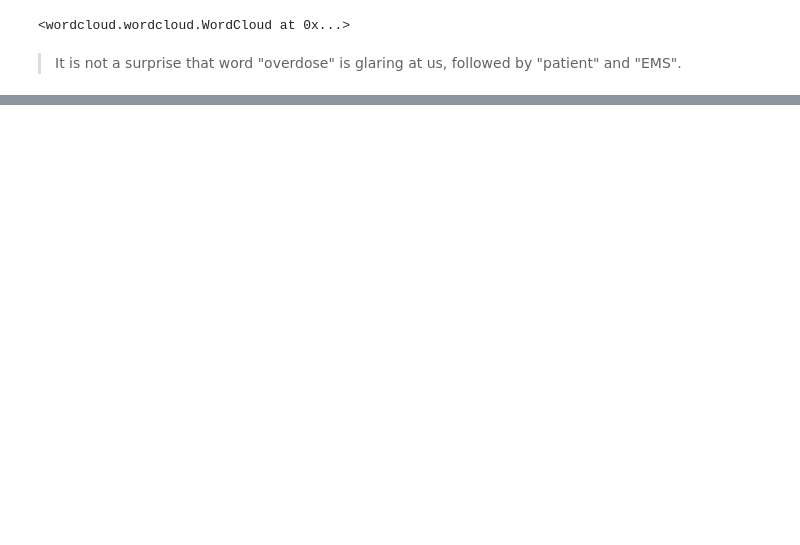
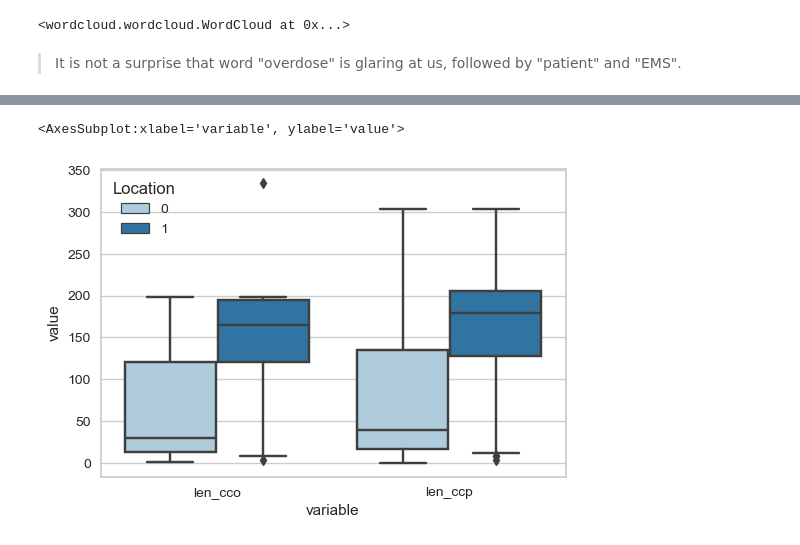
Before and after one commit to ZackBunn/MSDS-Capstone, a Jupyter notebook: Capstone_B.ipynb, the cells around one changed output, grey strips where cells are left out. Cells and saved outputs as stored; diff of their text form; code cells hidden in the pictures; blank space fills up the shorter version.

```diff
--- a/Capstone_B.ipynb
+++ b/Capstone_B.ipynb
@@ -309,0 +343,18 @@ plt.show()
+# %%
+# Add columns for index, logtitude and latitude in validation dataset
+df_v = df_v.assign(Index = 0, label_lat = np.nan, label_lon = np.nan)
+df_v['label_lat'] = df_v['label_lat'].astype(float)
+df_v['label_lon'] = df_v['label_lon'].astype(float)
+
+# Handling data format for logtitude and latitude
+df_v['label_lat'] = df_v['label_lat'].round(decimals = 4)
+df_v['label_lon'] = df_v['label_lon'].round(decimals = 4)
+# %%
+# Add columns for count of words in ChiefComplaintOrig and ChiefComplaintParsed fields
+df_v['len_cco'] = df_v['ChiefComplaintOrig'].str.len()
+df_v['len_ccp'] = df_v['ChiefComplaintParsed'].str.len()
+# %%
+# Rearranging columns in validation dataframe
+df_v = df_v[['Index', 'Date', 'Time', 'Facility Name', 'ChiefComplaintOrig',
+       'ChiefComplaintParsed', 'Location', 'Year', 'label_lat',
+       'label_lon', 'len_cco', 'len_ccp']]
@@ -309,0 +385,10 @@ plt.show()
+# %%
+# New df with the count of characters for Chief Complaint fields
+len_df = pd.melt(df_v, id_vars=['Location'], value_vars=['len_cco', 'len_ccp'])
+# %%
+#boxplots for label and character counts
+plt.figure(figsize=(6,4))
+sns.boxplot(x='variable', y='value', hue='Location', data=len_df)
+# %% [output]
+<AxesSubplot:xlabel='variable', ylabel='value'>
+[figure, added]
```
Also changed, not shown: parts of 24 cells of this notebook.
